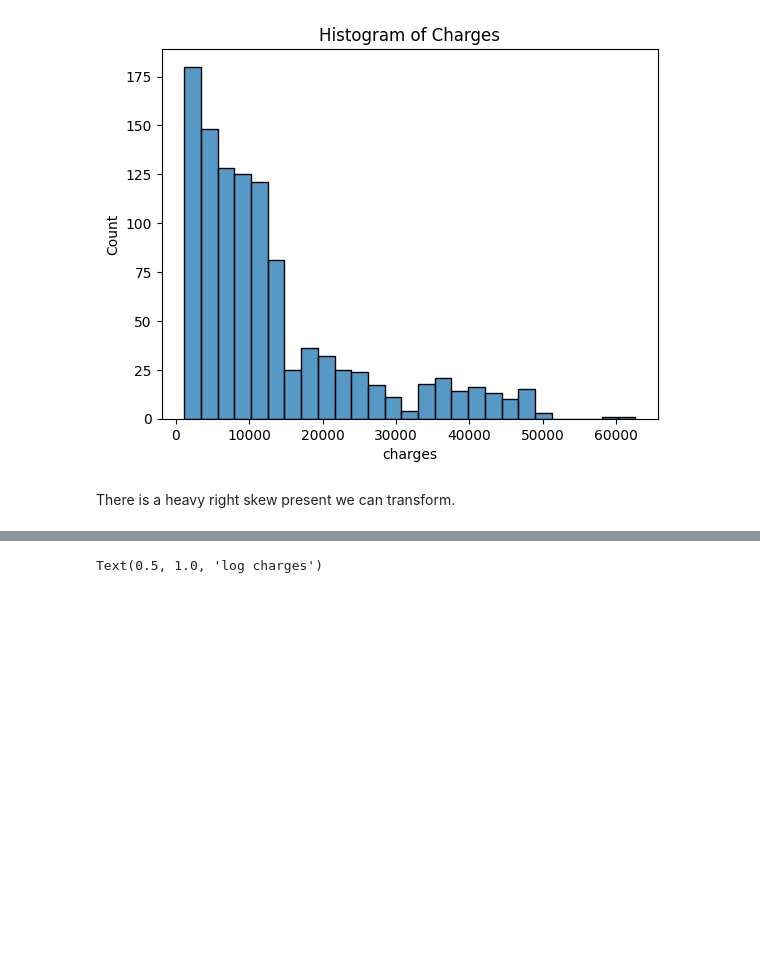
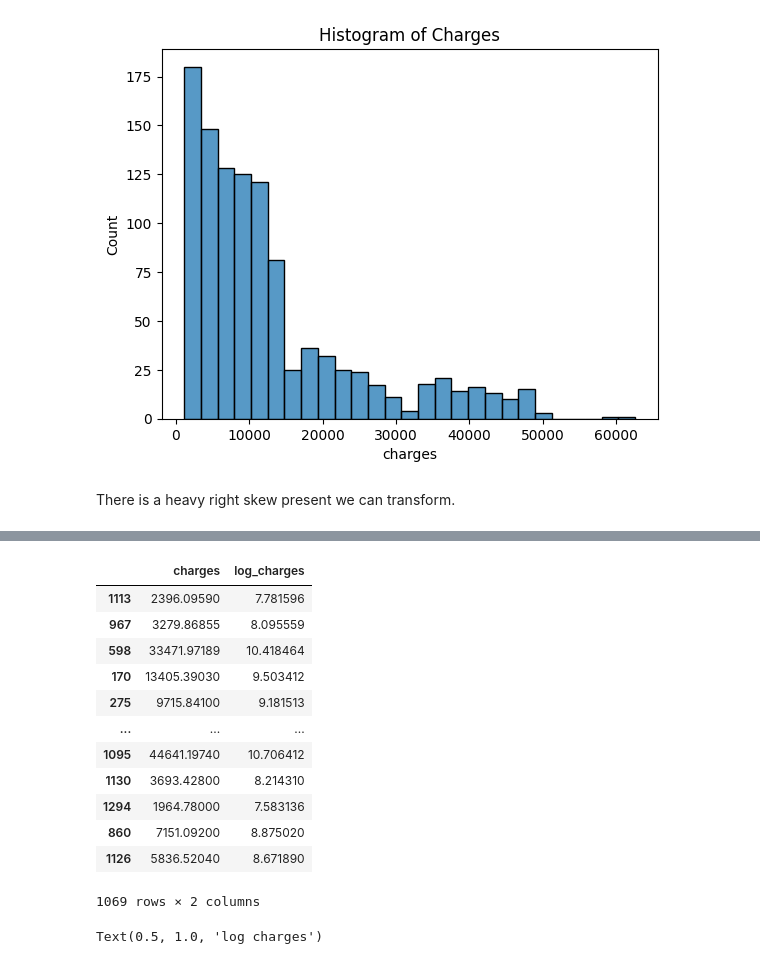
Before and after one commit to lokkenchan/linear_regression_001, a Jupyter notebook: notebooks/02_feature_engineering.ipynb, the cells around one changed output, grey strips where cells are left out. Drawn from its saved outputs; the diff is of its cells as text; code cells hidden in the pictures; blank space fills up the shorter version.

```diff
--- a/notebooks/02_feature_engineering.ipynb
+++ b/notebooks/02_feature_engineering.ipynb
@@ -102,2 +137,22 @@ There is a heavy right skew present we can transform.
+# %%
+y_train_log = np.log(y_train)
+y_train_log = y_train_log.rename('log_charges')
+# %%
+y_train = pd.concat([y_train,y_train_log],axis=1)
+y_train
+# %% [output]
+|  | charges | log_charges |
+| 1113 | 2396.09590 | 7.781596 |
+| 967 | 3279.86855 | 8.095559 |
+| 598 | 33471.97189 | 10.418464 |
+| 170 | 13405.39030 | 9.503412 |
+| 275 | 9715.84100 | 9.181513 |
+| ... | ... | ... |
+| 1095 | 44641.19740 | 10.706412 |
+| 1130 | 3693.42800 | 8.214310 |
+| 1294 | 1964.78000 | 7.583136 |
+| 860 | 7151.09200 | 8.875020 |
+| 1126 | 5836.52040 | 8.671890 |
+1069 rows × 2 columns
 # %%
 # Create a transformed column and visualize it
```
Also changed, not shown: parts of 14 cells of this notebook, 2 other files.
